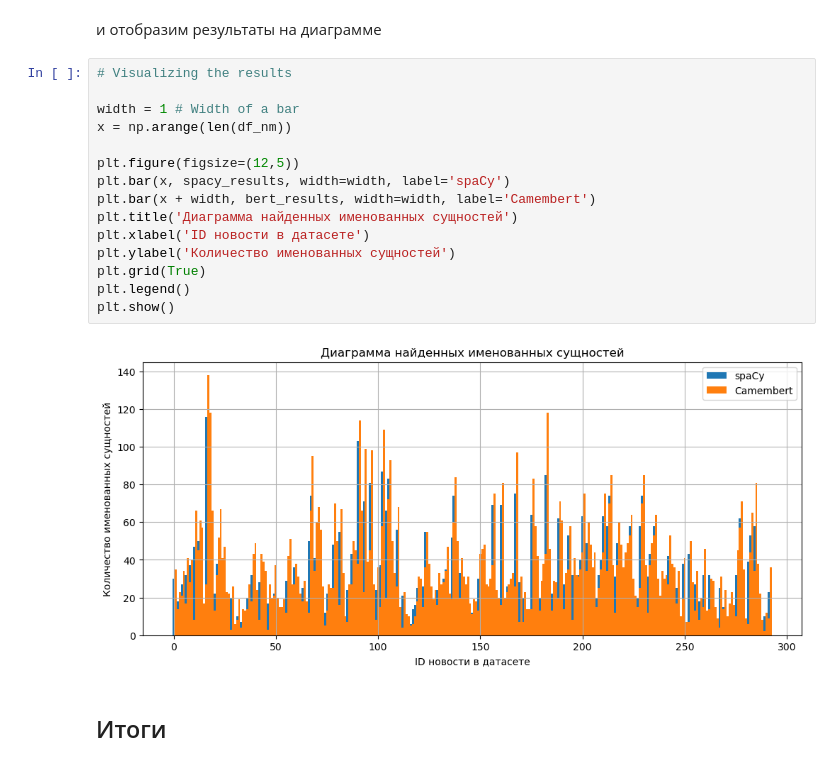
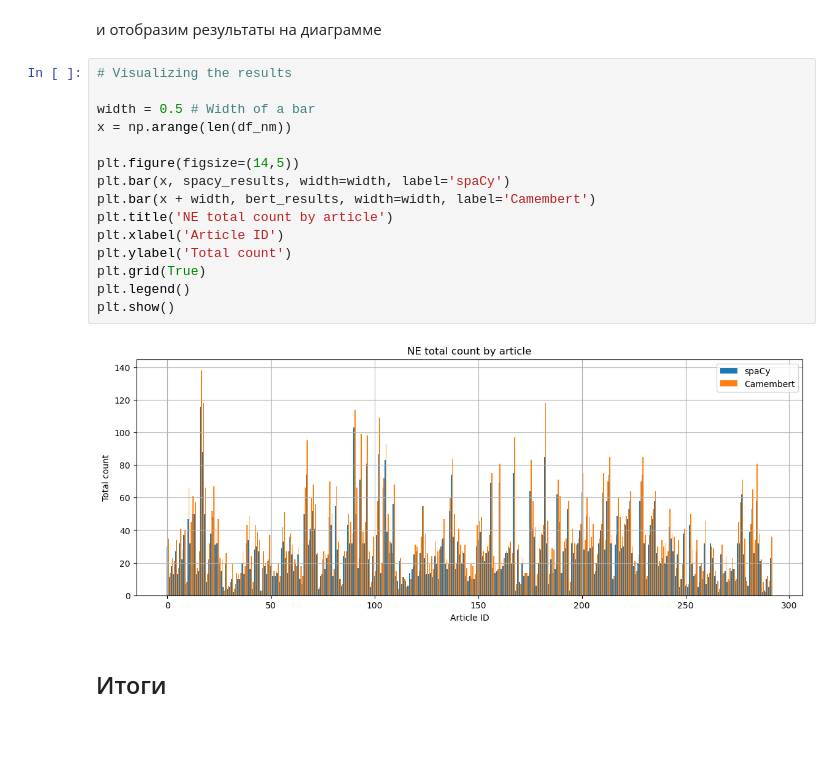
Before and after one commit to DzenGarden/Otus-ML, a Jupyter notebook: otus-nlp/Project/NER.for.news.dataset.ipynb, the cells around one changed output. Saved outputs shown, nothing was run; the diff lists cells and outputs as text; blank space fills up the shorter version.

```diff
--- a/otus-nlp/Project/NER.for.news.dataset.ipynb
+++ b/otus-nlp/Project/NER.for.news.dataset.ipynb
@@ -740,20 +758,20 @@ len(bert_results), len(spacy_results)
 # %%
 # Visualizing the results
 
-width = 1 # Width of a bar
+width = 0.5 # Width of a bar
 x = np.arange(len(df_nm))
 
-plt.figure(figsize=(12,5))
+plt.figure(figsize=(14,5))
 plt.bar(x, spacy_results, width=width, label='spaCy')
 plt.bar(x + width, bert_results, width=width, label='Camembert')
-plt.title('Диаграмма найденных именованных сущностей')
-plt.xlabel('ID новости в датасете')
-plt.ylabel('Количество именованных сущностей')
+plt.title('NE total count by article')
+plt.xlabel('Article ID')
+plt.ylabel('Total count')
 plt.grid(True)
 plt.legend()
 plt.show()
 # %% [output]
-[figure, old version]
+[figure, new version]
 # %% [markdown]
 ## Итоги
 # %% [markdown]
```
Also changed, not shown: parts of 4 cells of this notebook.
